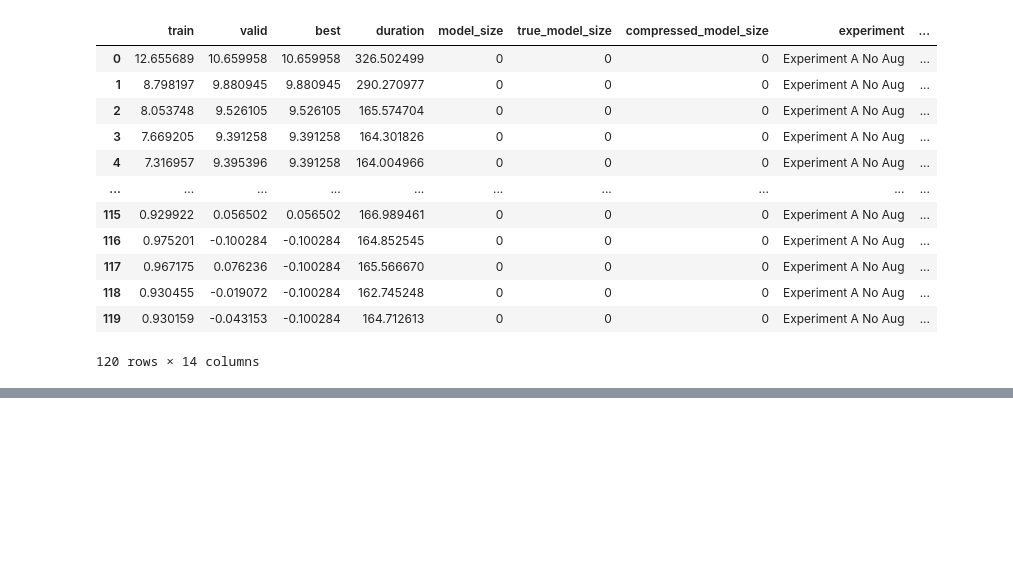
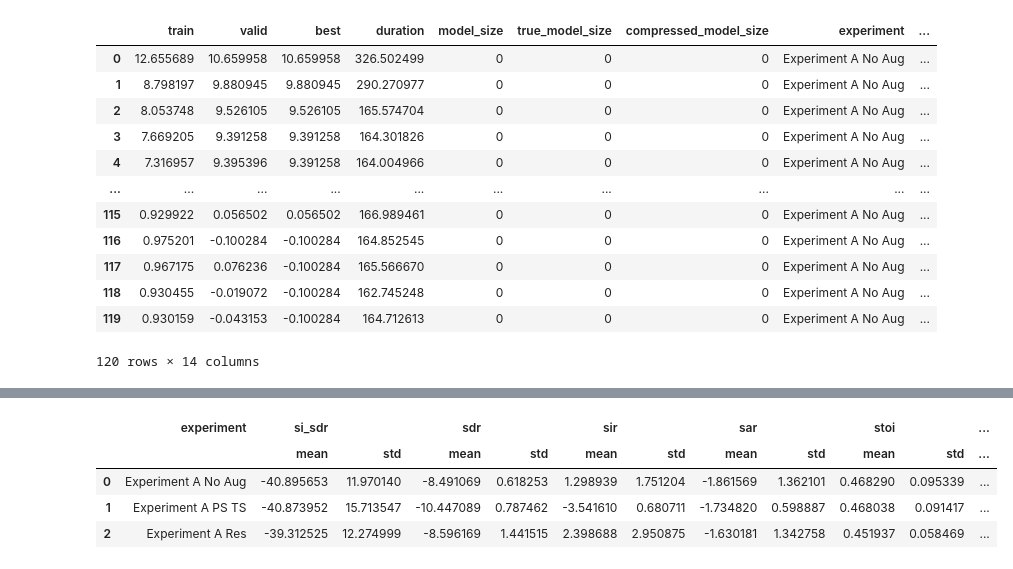
Before and after one commit to mp-smc23/demucs-v2-ps-ts, a Jupyter notebook: plot_training.ipynb, the cells around one changed output, grey strips where cells are left out. Cells and saved outputs as stored; diff of their text form; code cells hidden in the pictures; blank space fills up the shorter version.

```diff
--- a/plot_training.ipynb
+++ b/plot_training.ipynb
@@ -134,0 +133,18 @@ dfs_valid_B = dfs_valid[dfs_valid['loss'] == 'PITSISDR']
+# %%
+# average si_sdr, sdr, sir, sar, stoi, pesq for each experiment
+dfs_valid_A_agg = dfs_valid_A.groupby(['experiment']).agg({
+    'si_sdr': ['mean', 'std'],
+    'sdr': ['mean', 'std'],
+    'sir': ['mean', 'std'],
+    'sar': ['mean', 'std'],
+    'stoi': ['mean', 'std'],
+    'pesq': ['mean', 'std']
+}).reset_index()
+
+dfs_valid_A_agg
+# %% [output]
+|  | experiment | si_sdr |  | sdr |  | sir |  | sar |  | stoi |  | ... |
+|  |  | mean | std | mean | std | mean | std | mean | std | mean | std | ... |
+| 0 | Experiment A No Aug | -40.895653 | 11.970140 | -8.491069 | 0.618253 | 1.298939 | 1.751204 | -1.861569 | 1.362101 | 0.468290 | 0.095339 | ... |
+| 1 | Experiment A PS TS | -40.873952 | 15.713547 | -10.447089 | 0.787462 | -3.541610 | 0.680711 | -1.734820 | 0.598887 | 0.468038 | 0.091417 | ... |
+| 2 | Experiment A Res | -39.312525 | 12.274999 | -8.596169 | 1.441515 | 2.398688 | 2.950875 | -1.630181 | 1.342758 | 0.451937 | 0.058469 | ... |
```
Also changed, not shown: parts of 3 cells of this notebook, 3 other files.
